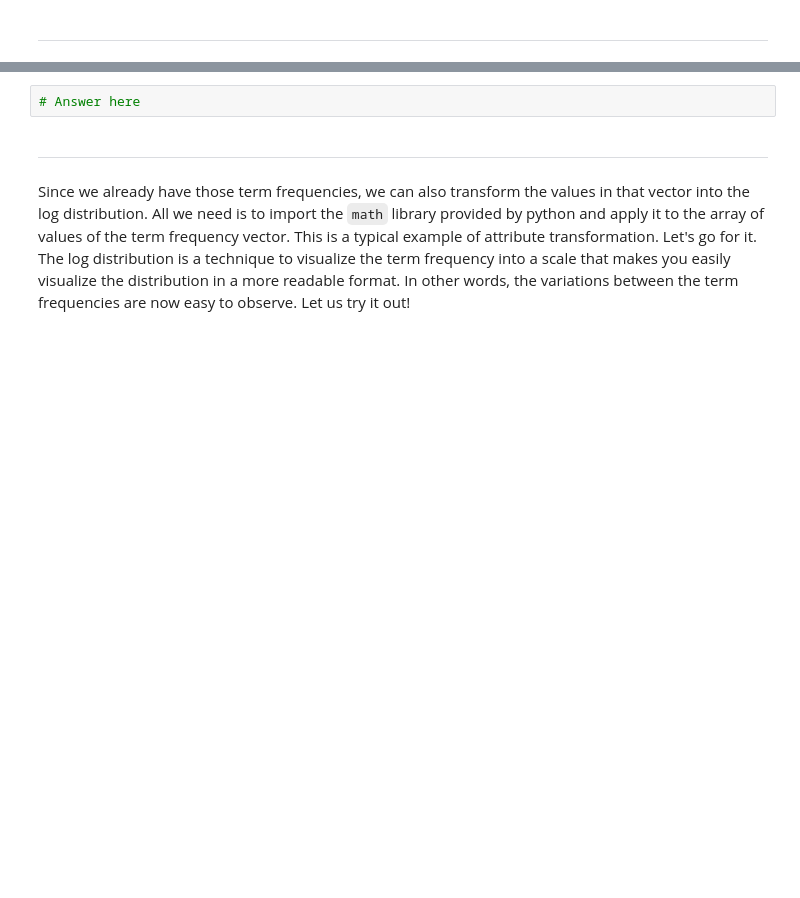
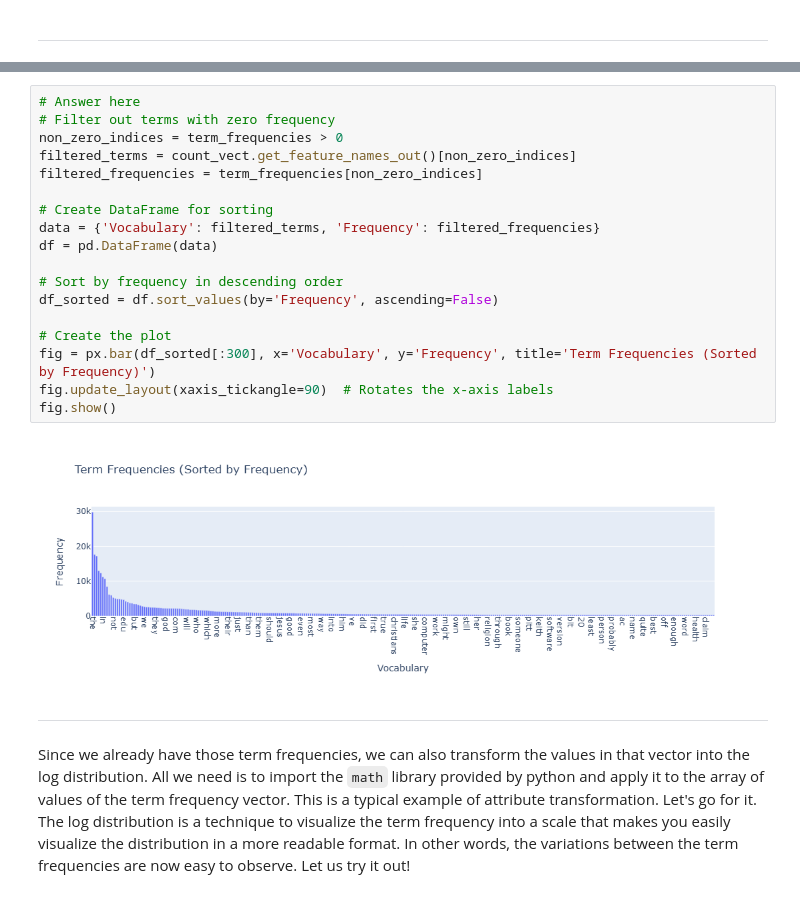
Before and after one commit to tuanngond1/DM2025-Lab1-Exercise, a Jupyter notebook: DM2025-Lab1-Master.ipynb, the cells around one changed output, grey strips where cells are left out. Drawn from its saved outputs; the diff is of its cells as text; blank space fills up the shorter version.

```diff
--- a/DM2025-Lab1-Master.ipynb
+++ b/DM2025-Lab1-Master.ipynb
@@ -1142,8 +1189,26 @@ The chart above only contains 300 vocabulary in the documents, and it's already
 Additionally, you can attempt to sort the terms on the `x-axis` by frequency instead of in alphabetical order. This way the visualization is more meaninfgul and you will be able to observe the so called [long tail](https://en.wikipedia.org/wiki/Long_tail) (get familiar with this term since it will appear a lot in data mining and other statistics courses). see picture below
 
 ![alt txt](https://upload.wikimedia.org/wikipedia/commons/thumb/8/8a/Long_tail.svg/1000px-Long_tail.svg.png)
-# %%
-# Answer here
+# %%
+# Answer here
+# Filter out terms with zero frequency
+non_zero_indices = term_frequencies > 0
+filtered_terms = count_vect.get_feature_names_out()[non_zero_indices]
+filtered_frequencies = term_frequencies[non_zero_indices]
+
+# Create DataFrame for sorting
+data = {'Vocabulary': filtered_terms, 'Frequency': filtered_frequencies}
+df = pd.DataFrame(data)
+
+# Sort by frequency in descending order
+df_sorted = df.sort_values(by='Frequency', ascending=False)
+
+# Create the plot
+fig = px.bar(df_sorted[:300], x='Vocabulary', y='Frequency', title='Term Frequencies (Sorted by Frequency)')
+fig.update_layout(xaxis_tickangle=90)  # Rotates the x-axis labels
+fig.show()
+# %% [output]
+[figure, added]
 # %% [markdown]
 ---
 # %% [markdown]
```
Also changed, not shown: parts of 54 cells of this notebook.
